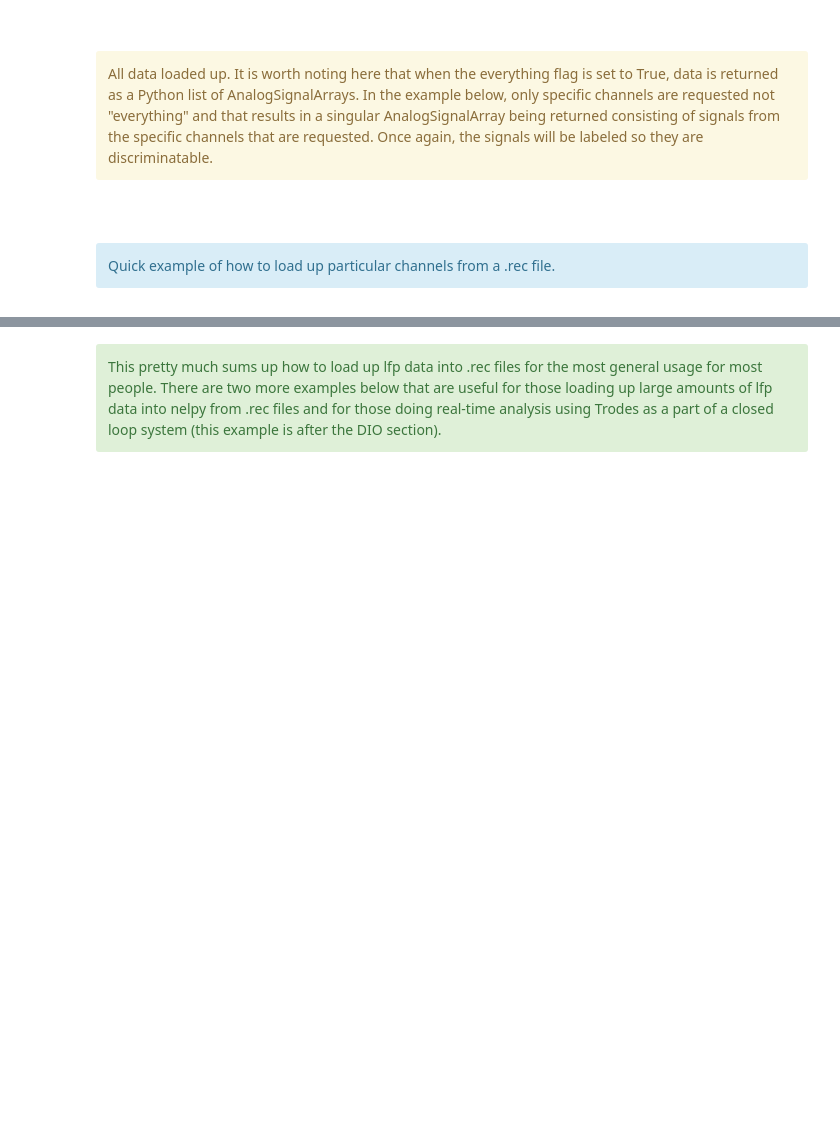
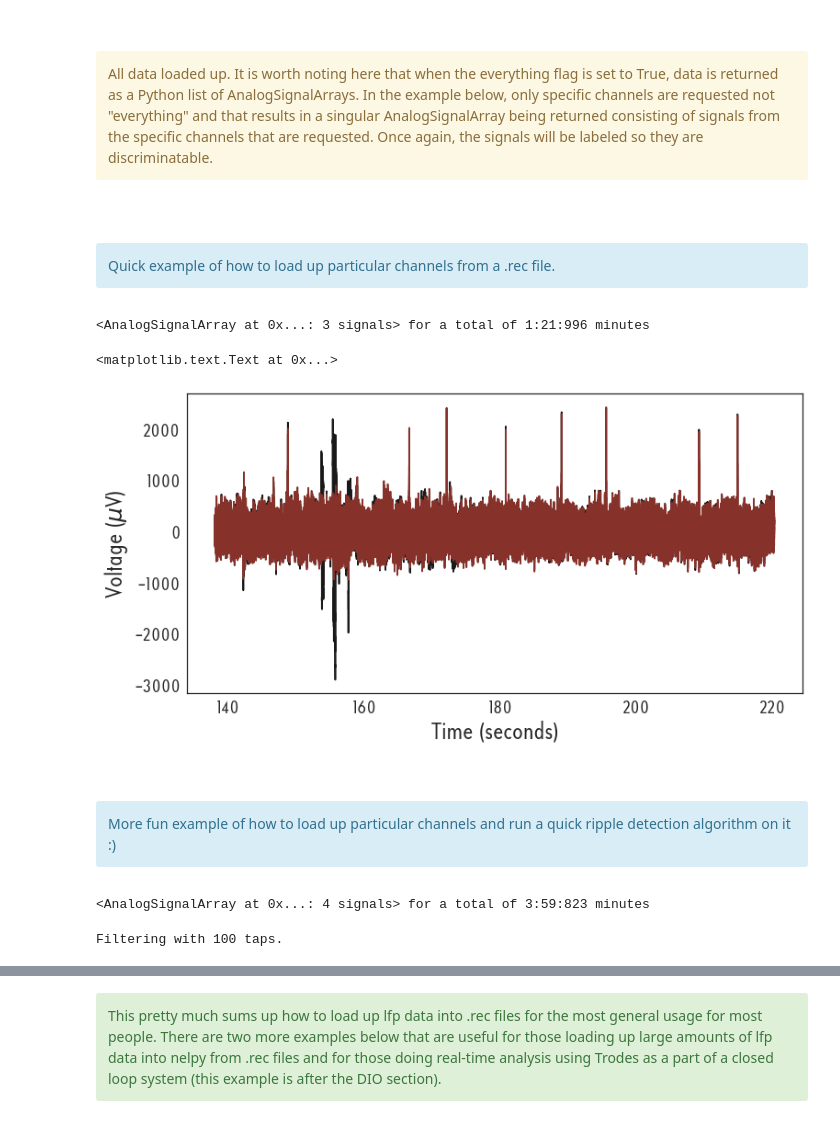
Before and after one commit to eackermann/nelpy, a Jupyter notebook: examples/TrodesImportDemo.ipynb, the cells around one changed output, grey strips where cells are left out. Drawn from its saved outputs; the diff is of its cells as text; code cells hidden in the pictures; blank space fills up the shorter version.

```diff
--- a/examples/TrodesImportDemo.ipynb
+++ b/examples/TrodesImportDemo.ipynb
@@ -167,3 +145,37 @@ All data loaded up. It is worth noting here that when the everything flag is set
 <br><div class="alert alert-info">
 Quick example of how to load up particular channels from a .rec file.
 </div>
+# %%
+#let's load tetrode 1 channels 1 and 4 and tetrode 3 channel 2!
+asa = neltro.load_wideband_lfp_rec("/home/shayok/Documents/Code/RippleDetectionAnalysis/TingData/Kant_stimulation_two_channel14_5_27.rec",\
+                      "/home/shayok/Documents/Code/trodes/", tetrode = [1,1,3], channel = [1,4,2])
+asa
+# %% [output]
+<AnalogSignalArray at 0x...: 3 signals> for a total of 1:21:996 minutes
+# %%
+ax = npl.plot(asa)
+ax.set_xlabel("Time (seconds)")
+ax.set_ylabel("Voltage ($\mu$V)")
+# %% [output]
+<matplotlib.text.Text at 0x...>
+[figure, added]
+# %% [markdown]
+<br><div class="alert alert-info">
+More fun example of how to load up particular channels and run a quick ripple detection algorithm on it :)
+</div>
+# %%
+#let's load up tetrode 15 channels 1,2,3 and tetrode 17 channel 2
+asa = neltro.load_wideband_lfp_rec("/media/shayok/3TBData/Data/JChuTru/Install/install_05-30-2017(12_07_13).rec",\
+                      "/home/shayok/Documents/Code/trodes/", tetrode = [15,15,15,17],\
+                      channel = [1,2,3,2], decimation_factor = 1, verbose = False)
+asa
+# %% [output]
+<AnalogSignalArray at 0x...: 4 signals> for a total of 3:59:823 minutes
+# %%
+# filter raw data in ripple band
+cows = nel.filtering.ripple_band_filter(asa, verbose=True)
+
+# compute envelope of signal
+cowy = nel.utils.signal_envelope1D(cows,)
+# %% [output]
+Filtering with 100 taps.
```
Also changed, not shown: parts of 12 cells of this notebook, 1 other file.
